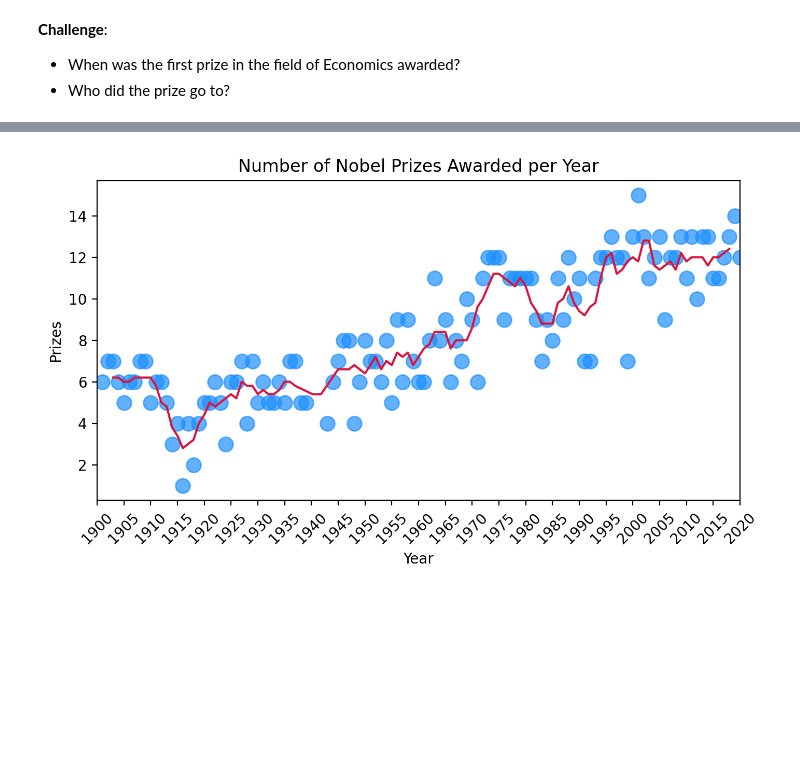
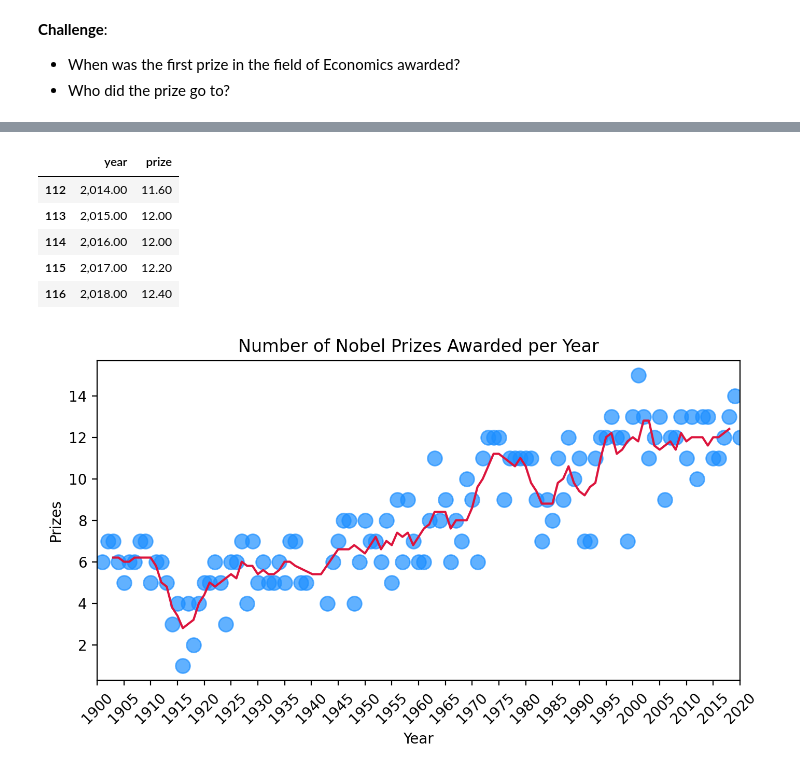
Before and after one commit to renankin/100-days-of-code, a Jupyter notebook: day-079/nobel-prize-analysis/Nobel_Prize_Analysis.ipynb, the cells around one changed output, grey strips where cells are left out. Saved outputs shown, nothing was run; the diff lists cells and outputs as text; code cells hidden in the pictures; blank space fills up the shorter version.

```diff
--- a/day-079/nobel-prize-analysis/Nobel_Prize_Analysis.ipynb
+++ b/day-079/nobel-prize-analysis/Nobel_Prize_Analysis.ipynb
@@ -286,4 +286,13 @@ bar.show()
 prizes_per_year = df_data.groupby("year", as_index=False).agg({"prize": pd.Series.count})
 # %%
 roll_df = prizes_per_year.rolling(window=5).mean()
+
+roll_df.tail()
+# %% [output]
+|  | year | prize |
+| 112 | 2,014.00 | 11.60 |
+| 113 | 2,015.00 | 12.00 |
+| 114 | 2,016.00 | 12.00 |
+| 115 | 2,017.00 | 12.20 |
+| 116 | 2,018.00 | 12.40 |
 # %%
```
Also changed, not shown: parts of 5 cells of this notebook.
